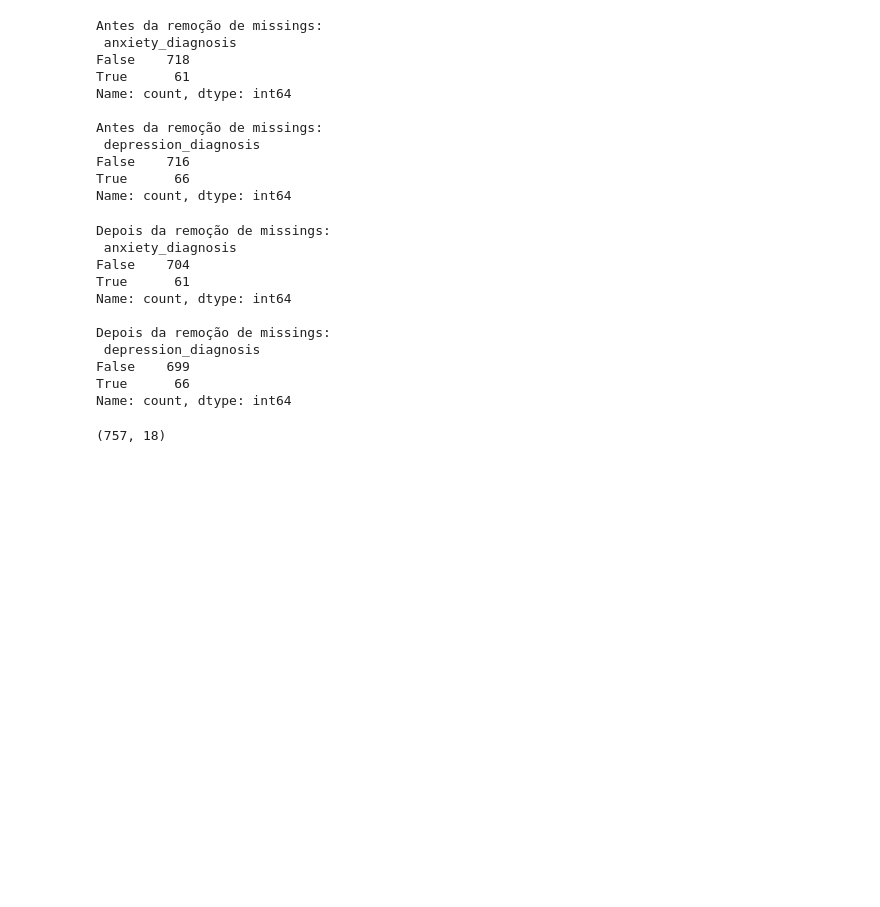
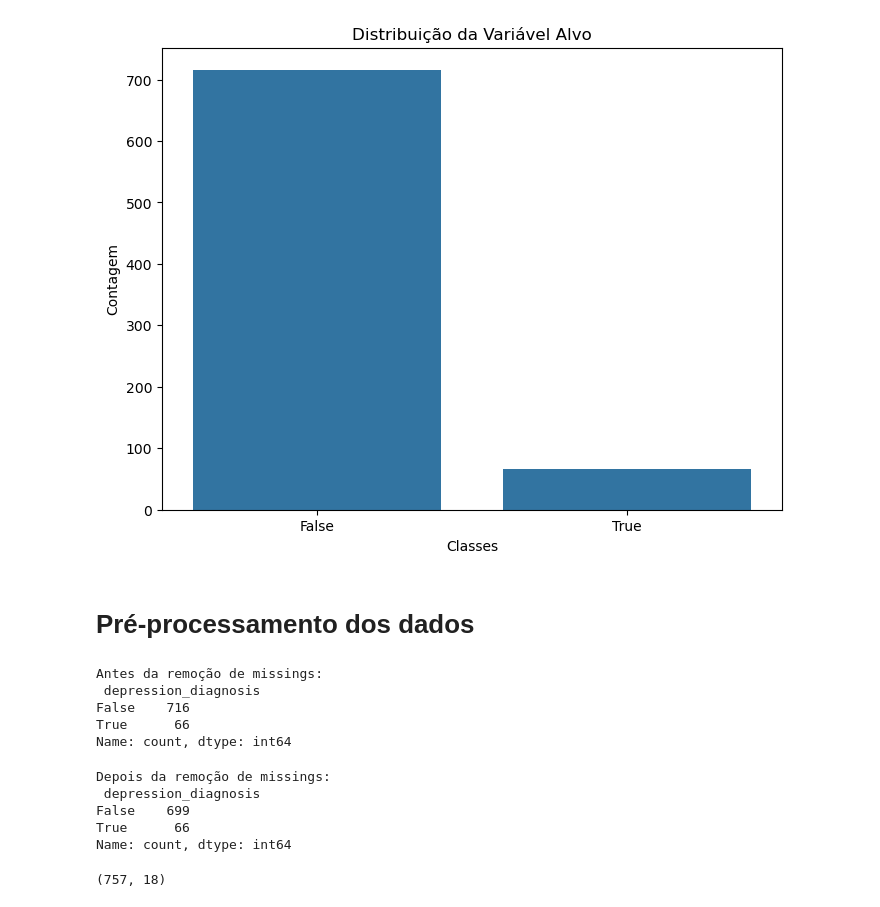
Before and after one commit to WesleydosSantos/machine-learning-tecnicas, a Jupyter notebook: Modelos/svm.ipynb, the cells around one changed output. Cells and saved outputs as stored; diff of their text form; code cells hidden in the pictures; blank space fills up the shorter version.

```diff
--- a/Modelos/svm.ipynb
+++ b/Modelos/svm.ipynb
@@ -40,0 +136,12 @@ dtype: int64
+# %%
+# Distribuição da Variável Alvo
+plt.figure(figsize=(8, 6))
+sns.countplot(x='depression_diagnosis', data=df)
+plt.title('Distribuição da Variável Alvo')
+plt.xlabel('Classes')
+plt.ylabel('Contagem')
+plt.show()
+# %% [output]
+[figure, added]
+# %% [markdown]
+# Pré-processamento dos dados
@@ -41,13 +150,6 @@ dtype: int64
 # %%
-print('Antes da remoção de missings:\n', df['anxiety_diagnosis'].value_counts(),'\n')
 print('Antes da remoção de missings:\n', df['depression_diagnosis'].value_counts())
 # %% [output]
-Antes da remoção de missings:
- anxiety_diagnosis
-False    718
-True      61
-Name: count, dtype: int64
-
 Antes da remoção de missings:
  depression_diagnosis
 False    716
@@ -56,15 +158,8 @@ Name: count, dtype: int64
 # %%
 df.dropna(inplace = True) #removendo valores missing, 18 observações foram removidos (783-165)
 # %%
-print('Depois da remoção de missings:\n', df['anxiety_diagnosis'].value_counts(),'\n')
 print('Depois da remoção de missings:\n', df['depression_diagnosis'].value_counts())
 # %% [output]
-Depois da remoção de missings:
- anxiety_diagnosis
-False    704
-True      61
-Name: count, dtype: int64
-
 Depois da remoção de missings:
  depression_diagnosis
 False    699
```
Also changed, not shown: parts of 71 cells of this notebook.
